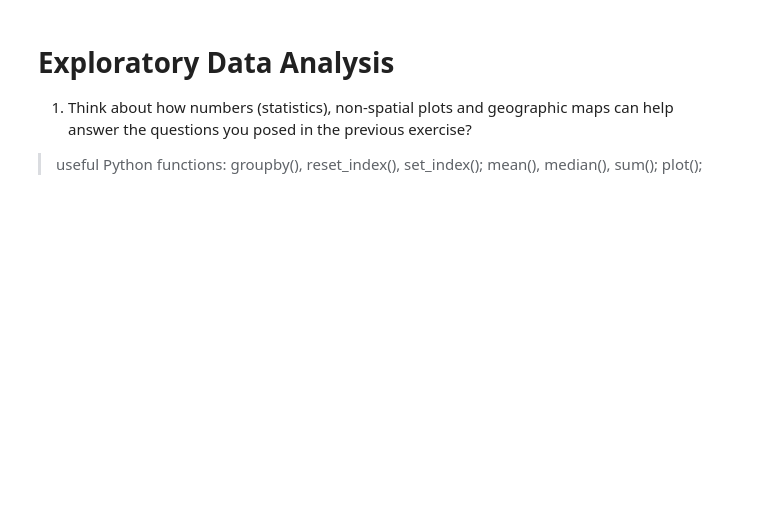
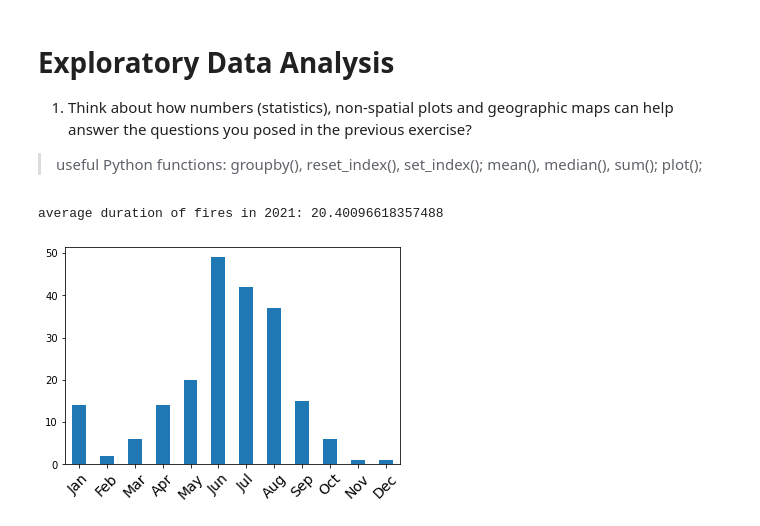
Before and after one commit to barguzin/ucsb_geog172, a Jupyter notebook: lectures/lecture05.ipynb, the cells around one changed output. Drawn from its saved outputs; the diff is of its cells as text; code cells hidden in the pictures; blank space fills up the shorter version.

```diff
--- a/lectures/lecture05.ipynb
+++ b/lectures/lecture05.ipynb
@@ -74,7 +110,10 @@
 # %%
 # subset the data to only include one year
-fires2021 = fires.loc[fires['YEAR_']==2021]
+fires2021 = fires.loc[fires['YEAR_']=='2021']
 print(fires2021.shape)
+
+# drop a variable
+fires2021.drop('UNIT_ID', inplace=True, axis=1)
 
 # convert data types
 fires2021['ALARM_DATE'] = pd.to_datetime(fires2021.ALARM_DATE)
@@ -87,0 +146,5 @@ fires2021['month_started'] = fires2021.ALARM_DATE.dt.month
+# %%
+# EXERCISE
+
+fires2021['dow'] = fires2021.ALARM_DATE.dt.dayofweek # 0-Monday, 6-Sunday
+fires2021.head()
@@ -93,8 +182,17 @@ fires2021['month_started'] = fires2021.ALARM_DATE.dt.month
 > useful Python functions: groupby(), reset_index(), set_index(); mean(), median(), sum(); plot();
 # %%
 # find average dur of fires
-print('average duration of fires in 2021:' fires2021.dur_days.mean())
+print('average duration of fires in 2021:', fires2021.dur_days.mean())
 
-# which month has the most fire starts
-fires2021.month_started.value_counts().plot(kind='barh')
+# add labels
+labs = ['Jan', 'Feb', 'Mar', 'Apr', 'May', 'Jun', 'Jul', 'Aug', 'Sep', 'Oct', 'Nov', 'Dec']
+
+# get unique values and tally them
+# this works well for count() function
+# when you need to calculate total number of something
+ax = fires2021.month_started.value_counts().sort_index().plot(kind='bar')
+ax.set_xticklabels(labs, rotation=45, fontsize=14);
+# %% [output]
+average duration of fires in 2021: 20.40096618357488
+[figure, added]
 # %%
```
Also changed, not shown: parts of 9 cells of this notebook.
